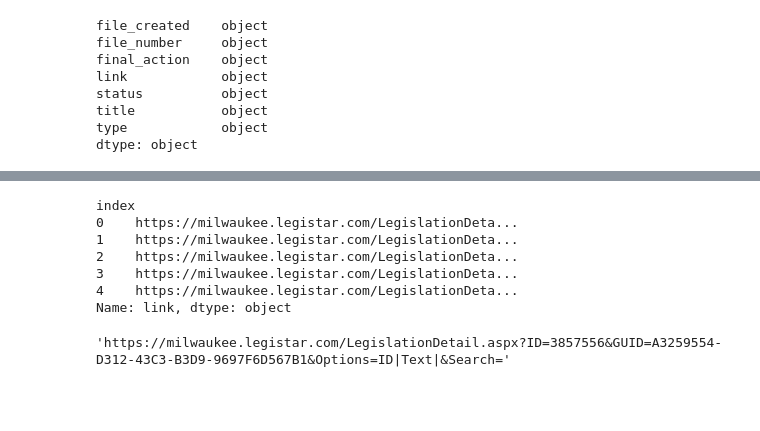
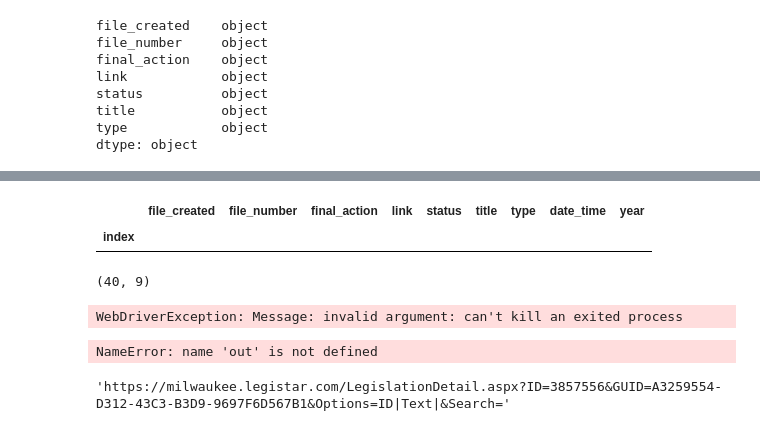
Before and after one commit to Aycrazy/voting_records_mke, a Jupyter notebook: get_voting_records.ipynb, the cells around one changed output, grey strips where cells are left out. Saved outputs shown, nothing was run; the diff lists cells and outputs as text; code cells hidden in the pictures; blank space fills up the shorter version.

```diff
--- a/get_voting_records.ipynb
+++ b/get_voting_records.ipynb
@@ -329,13 +337,3 @@ def get_legis_table(mkeDriver):
     r_table_body = records_table.find_elements_by_class_name("rgRow")
     r_table_body2 = records_table.find_elements_by_class_name("rgAltRow")
     return r_table_body, r_table_body2
-# %%
-meta_df.link.head()
-# %% [output]
-index
-0    https://milwaukee.legistar.com/LegislationDeta...
-1    https://milwaukee.legistar.com/LegislationDeta...
-2    https://milwaukee.legistar.com/LegislationDeta...
-3    https://milwaukee.legistar.com/LegislationDeta...
-4    https://milwaukee.legistar.com/LegislationDeta...
-Name: link, dtype: object
@@ -341,0 +353,7 @@ Name: link, dtype: object
+# %%
+meta_df_post_nov2018 = meta_df[meta_df.file_created!= ' ']
+# %%
+meta_df_post_nov2018[pd.isna(meta_df.link)]
+# %% [output]
+|  | file_created | file_number | final_action | link | status | title | type | date_time | year |
+| index |  |  |  |  |  |  |  |  |  |
@@ -342,4 +365,10 @@ Name: link, dtype: object
+# %%
+meta_df_post_nov2018.shape
+# %% [output]
+(40, 9)
 # %%
+import warnings
+warnings.filterwarnings('ignore')
 from multiprocessing import Pool
 links_dict = {}
 start = time.time()
@@ -352,10 +381,16 @@ with Pool(processes=4) as pool:
 #                 rv = get_passed_dets_link(rowDriver)
 #                 if rv:
 #                     links_dict[i] = rv
-    out = pool.map(get_passed_dets_link, meta_df.link)
+    out = pool.map(get_passed_dets_link, meta_df_post_nov2018.link)
     end=time.time()
 
 print(end-start)
+# %% [output]
+WebDriverException: Message: invalid argument: can't kill an exited process
+# %%
+len(out)
+# %% [output]
+NameError: name 'out' is not defined
 # %%
 meta_df.link[0]
 # %% [output]
```
Also changed, not shown: parts of 5 cells of this notebook.
